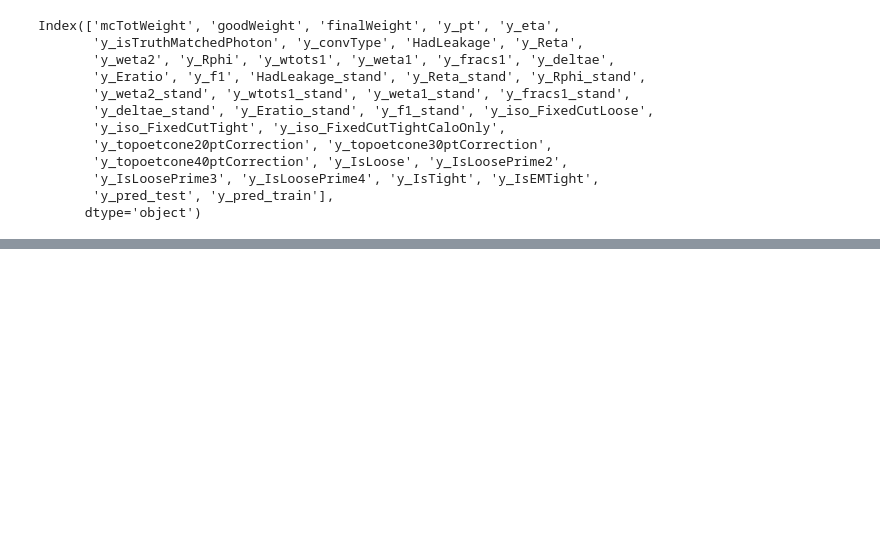
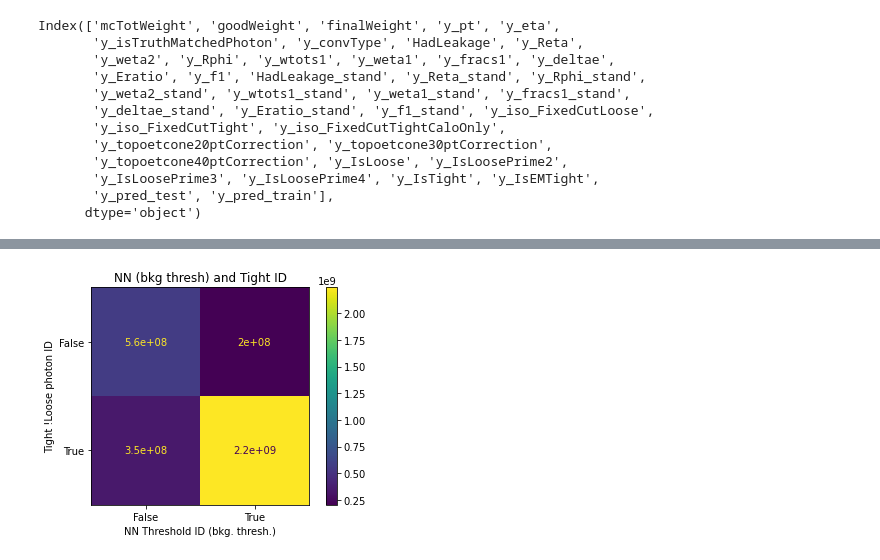
Before and after one commit to kyranks/photon-study, a Jupyter notebook: 14MoreExploringAfterNN_ROCandPlots.ipynb, the cells around one changed output, grey strips where cells are left out. Cells and saved outputs as stored; diff of their text form; code cells hidden in the pictures; blank space fills up the shorter version.

```diff
--- a/14MoreExploringAfterNN_ROCandPlots.ipynb
+++ b/14MoreExploringAfterNN_ROCandPlots.ipynb
@@ -399,2 +426,39 @@ plt.show()
 # %%
-## put numbers in it^^
+##  NN (bkg thresh) vs tight ID
+
+loose = df_all.y_IsLoose.ravel()
+
+weight = df_all.finalWeight.ravel()[loose]
+
+x = df_all.y_pred_test.ravel() > bkg_thresh
+x = x[loose]*1
+y = df_all.y_IsTight[loose]*1
+
+# heatmap, xedges, yedges = np.histogram2d(x, y, bins=[2,2], weights=df_all.finalWeight.ravel()[loose])
+# extent = [xedges[0], xedges[-1], yedges[0], yedges[-1]]
+
+# plt.clf()
+# plt.imshow(heatmap.T, origin='lower')#, norm=colors.LogNorm(vmin=4e8))#,extent=extent)
+
+# cb = plt.colorbar()
+# cb.set_label('weighted count')
+
+# plt.title('NN and Tight ID')
+# plt.xlabel('NN Threshold ID (wrong scale)')
+# plt.ylabel('TightID (wrong scale)')
+# plt.show()
+
+matrix = confusion_matrix(y, x,sample_weight=weight)  #first is y axis, second is x axis
+
+disp = ConfusionMatrixDisplay(confusion_matrix=matrix,display_labels=['False', 'True'])
+
+disp.plot()
+plt.ylabel('Tight !Loose photon ID')
+plt.xlabel('NN Threshold ID (bkg. thresh.)')
+# plt.imshow(norm=colors.LogNorm())
+# cb=plt.colorbar()
+# cb.set_label('weighted count')
+plt.title('NN (bkg thresh) and Tight ID')
+plt.savefig('plots/NN_TightID/'+version+conv+'_'+size+standstr+'_bkgthresh.png',dpi=360,format='png')
+# %% [output]
+[figure, added]
```
Also changed, not shown: parts of 28 cells of this notebook, 3 other files.
